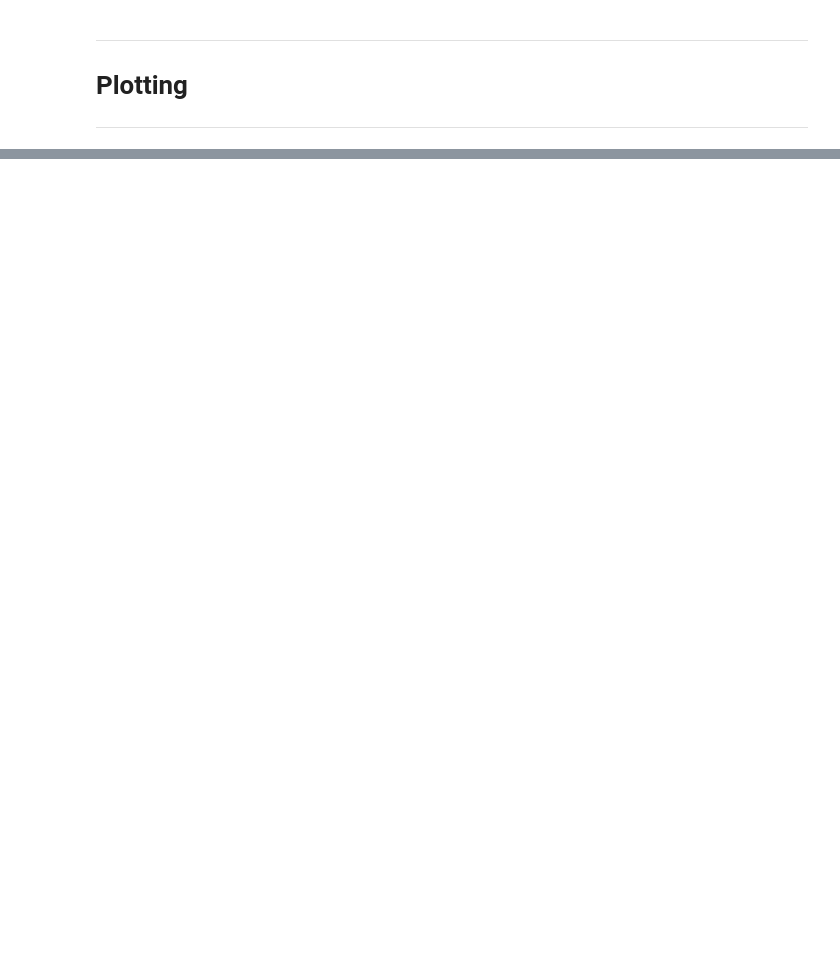
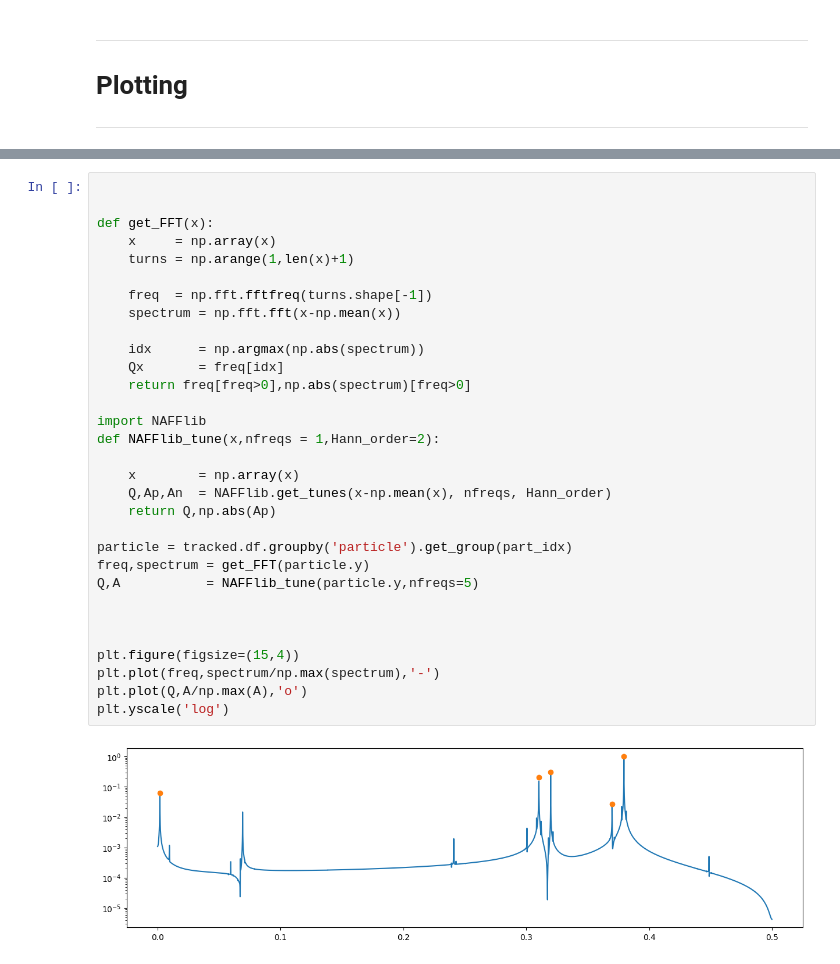
Before and after one commit to pbelange/BBStudies, a Jupyter notebook: study_signature/inspect_tbt.ipynb, the cells around one changed output, grey strips where cells are left out. Drawn from its saved outputs; the diff is of its cells as text; blank space fills up the shorter version.

```diff
--- a/study_signature/inspect_tbt.ipynb
+++ b/study_signature/inspect_tbt.ipynb
@@ -113,0 +251,33 @@ data_0.to_parquet('to_delete.parquet',partition_name='CHUNK',partition_ID='00',h
+# %%
+
+
+def get_FFT(x):
+    x     = np.array(x)
+    turns = np.arange(1,len(x)+1)
+
+    freq  = np.fft.fftfreq(turns.shape[-1])
+    spectrum = np.fft.fft(x-np.mean(x))
+
+    idx      = np.argmax(np.abs(spectrum))
+    Qx       = freq[idx]
+    return freq[freq>0],np.abs(spectrum)[freq>0]
+
+import NAFFlib
+def NAFFlib_tune(x,nfreqs = 1,Hann_order=2):
+
+    x        = np.array(x)
+    Q,Ap,An  = NAFFlib.get_tunes(x-np.mean(x), nfreqs, Hann_order)
+    return Q,np.abs(Ap)
+
+particle = tracked.df.groupby('particle').get_group(part_idx)
+freq,spectrum = get_FFT(particle.y)
+Q,A           = NAFFlib_tune(particle.y,nfreqs=5)
+
+
+
+plt.figure(figsize=(15,4))
+plt.plot(freq,spectrum/np.max(spectrum),'-')
+plt.plot(Q,A/np.max(A),'o')
+plt.yscale('log')
+# %% [output]
+[figure, added]
```
Also changed, not shown: parts of 23 cells of this notebook, 1 other file.
